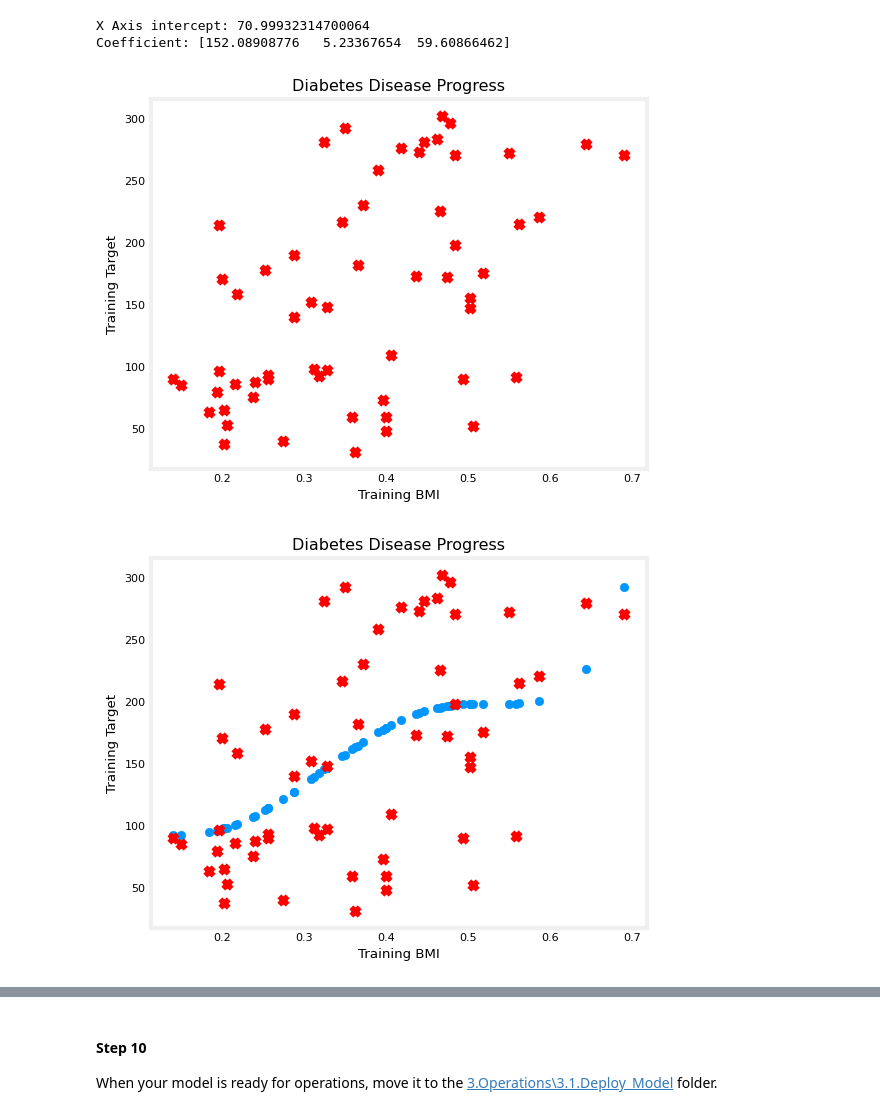
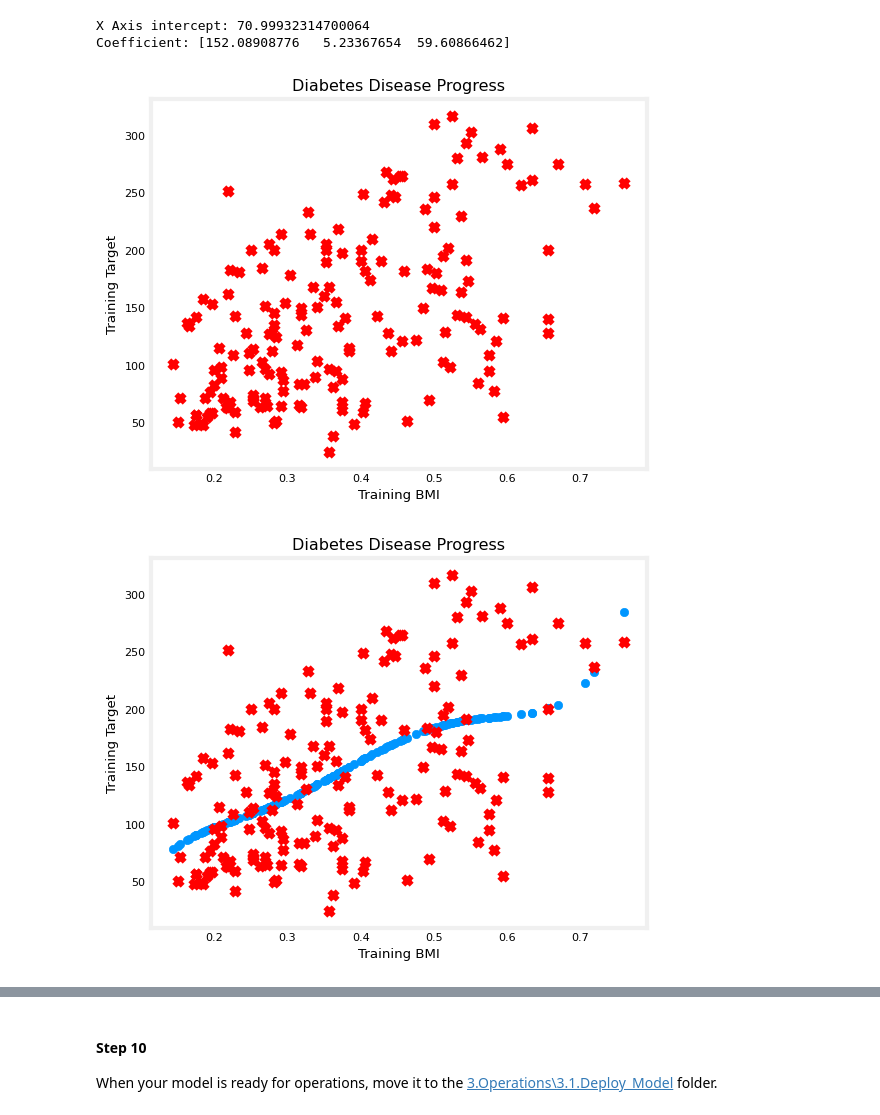
Before and after one commit to TempeHS/2025SE-LiamW-MLOps, a Jupyter notebook: 2.Model_Development/2.4.Model_Testing_and_Validation/2.4.1.Model_Evaluation.ipynb, the cells around one changed output, grey strips where cells are left out. Drawn from its saved outputs; the diff is of its cells as text; code cells hidden in the pictures.

```diff
--- a/2.Model_Development/2.4.Model_Testing_and_Validation/2.4.1.Model_Evaluation.ipynb
+++ b/2.Model_Development/2.4.Model_Testing_and_Validation/2.4.1.Model_Evaluation.ipynb
@@ -194,12 +194,13 @@ import pickle
 
 filename = 'my_saved_model_poly.sav'
 # Create a data frame from the csv file
-training_data = pd.read_csv('2.4.1.testing_data.csv')
+training_data = pd.read_csv('2.4.1.training_data.csv')
 
 x_name = ['BMI']
 y_name = 'Target'
 x = np.array(training_data[x_name])
 y = np.array(training_data[y_name])
+
 if(len(x_name) == 1):
     plt.scatter(x, y, marker='x', c='r')
     plt.title("Diabetes Disease Progress")
@@ -211,35 +212,35 @@ else:
         ax[i].scatter(x[:,i],y, label = 'target')
         ax[i].set_xlabel(x_name[i])
     ax[0].set_ylabel("Target"); ax[0].legend();
     fig.suptitle("Diabetes Disease Progress")
 plt.show()
 poly = PolynomialFeatures(degree=5, include_bias=False)
 poly_features = poly.fit_transform(x)
 
 # Create the model
 my_model = LinearRegression()
 # Fit the model to the data
 my_model.fit(poly_features, y)
 
 y_pred = my_model.predict(poly_features)
 if(len(x_name) == 1):
     plt.scatter(x, y_pred)
     plt.scatter(x, y, marker='x', c='r')
     plt.title("Diabetes Disease Progress")
     plt.ylabel(f'Training {y_name}')
     plt.xlabel(f'Training {x_name[0]}')
 else:
     fig,ax=plt.subplots(1,len(x_name),figsize=(12,3),sharey=True)
     for i in range(len(ax)):
         ax[i].scatter(x[:,i],y, label = 'target')
         ax[i].set_xlabel(x_name[i])
         ax[i].scatter(x[:,i],y_pred,color="orange", label = 'predict')
     ax[0].set_ylabel("Target"); ax[0].legend();
     fig.suptitle("Diabetes Disease Progress")
 plt.show()
 # %% [output]
-[figure, old version]
+[figure, new version]
-[figure, old version]
+[figure, new version]
 # %%
 my_pred = my_model.predict(poly_features)
 
```
Also changed, not shown: parts of 1 cell of this notebook, 2 other files.
